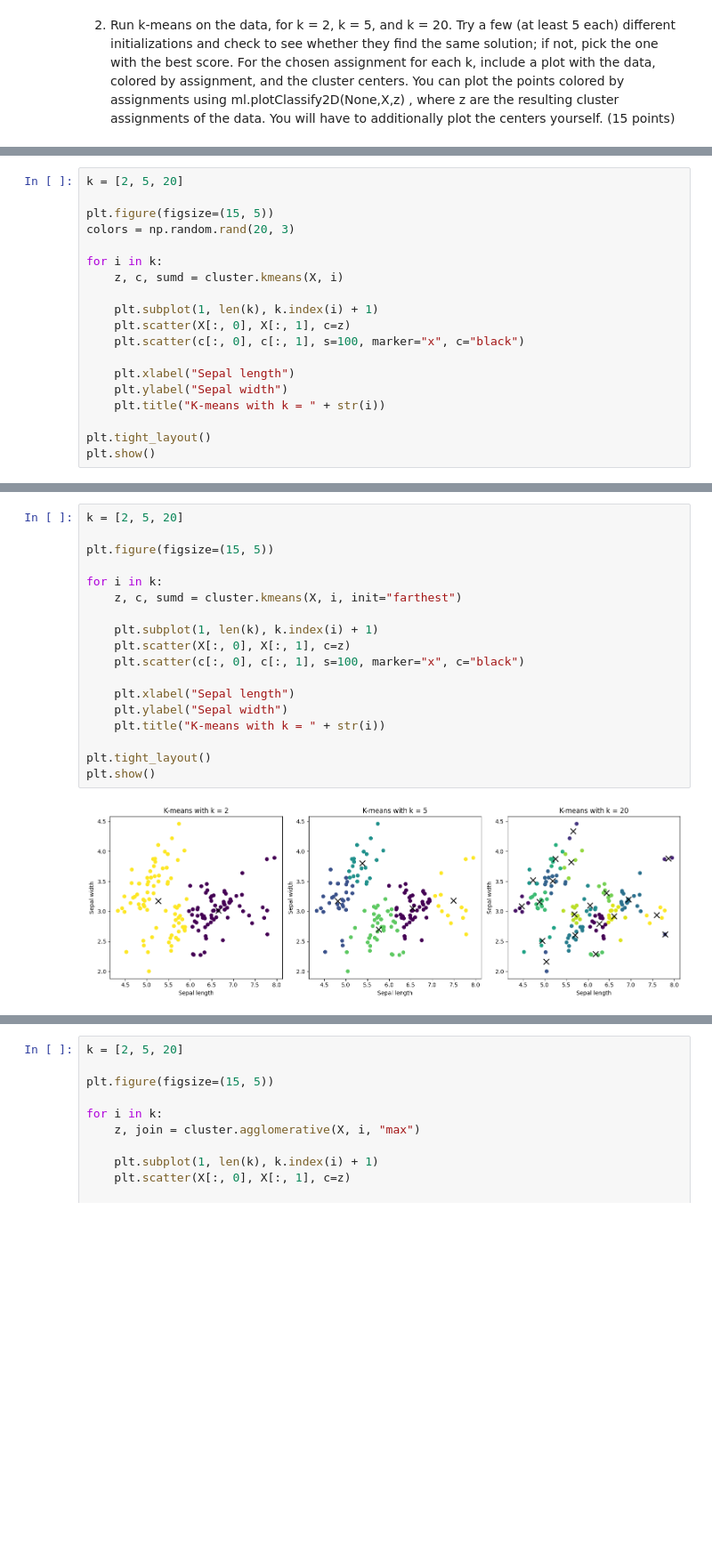
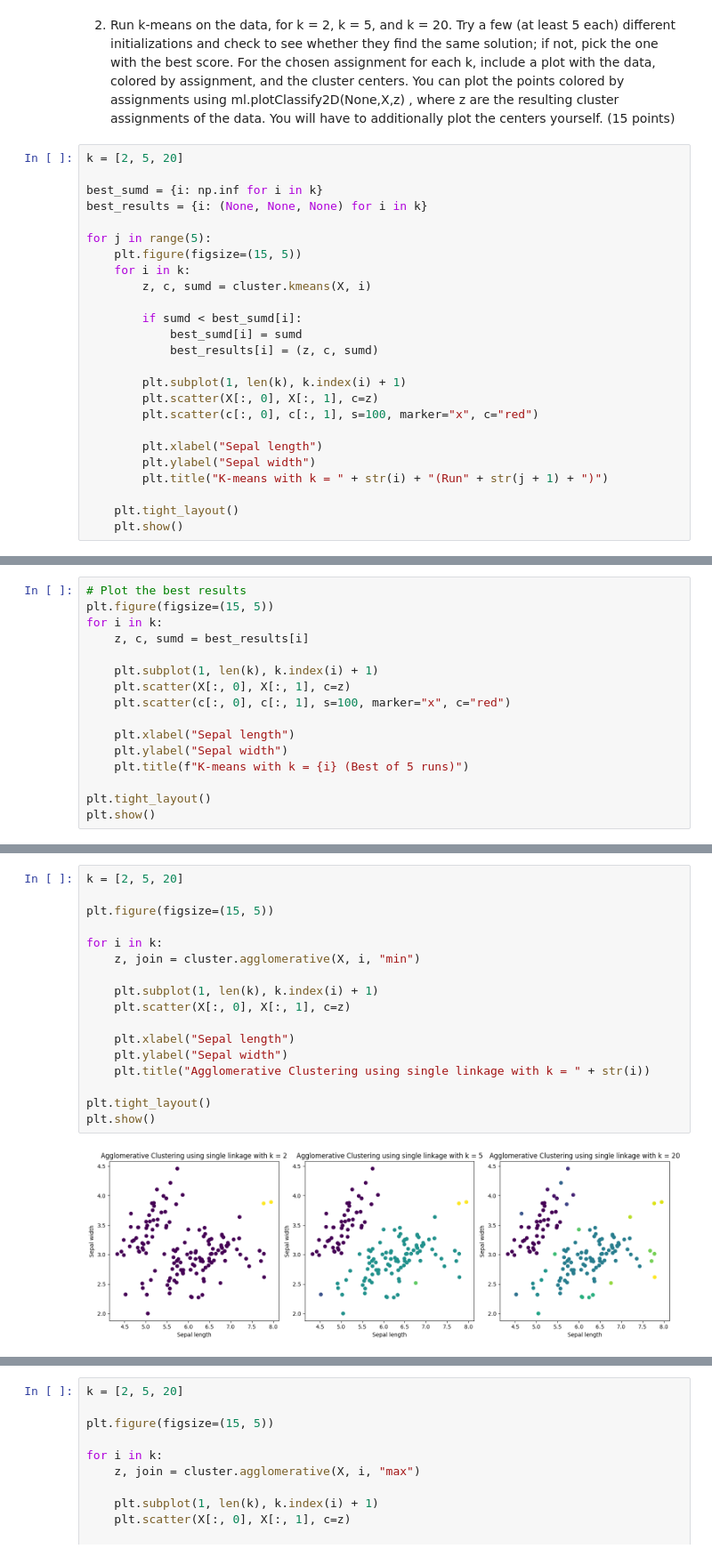
Before and after one commit to HarryXiong24/postgraduate-code-collection, a Jupyter notebook: Winter 2024/ML/hw/hw5/HW5.ipynb, the cells around one changed output, grey strips where cells are left out. Shown at 89% size. Cells and saved outputs as stored; diff of their text form; blank space fills up the shorter version.

```diff
--- a/Winter 2024/ML/hw/hw5/HW5.ipynb
+++ b/Winter 2024/ML/hw/hw5/HW5.ipynb
@@ -29,3 +29,28 @@ plt.show()
 [figure]
 # %% [markdown]
 2. Run k-means on the data, for k = 2, k = 5, and k = 20. Try a few (at least 5 each) different initializations and check to see whether they find the same solution; if not, pick the one with the best score. For the chosen assignment for each k, include a plot with the data, colored by assignment, and the cluster centers. You can plot the points colored by assignments using ml.plotClassify2D(None,X,z) , where z are the resulting cluster assignments of the data. You will have to additionally plot the centers yourself. (15 points)
+# %%
+k = [2, 5, 20]
+
+best_sumd = {i: np.inf for i in k}
+best_results = {i: (None, None, None) for i in k}
+
+for j in range(5):
+    plt.figure(figsize=(15, 5))
+    for i in k:
+        z, c, sumd = cluster.kmeans(X, i)
+
+        if sumd < best_sumd[i]:
+            best_sumd[i] = sumd
+            best_results[i] = (z, c, sumd)
+
+        plt.subplot(1, len(k), k.index(i) + 1)
+        plt.scatter(X[:, 0], X[:, 1], c=z)
+        plt.scatter(c[:, 0], c[:, 1], s=100, marker="x", c="red")
+
+        plt.xlabel("Sepal length")
+        plt.ylabel("Sepal width")
+        plt.title("K-means with k = " + str(i) + "(Run" + str(j + 1) + ")")
+
+    plt.tight_layout()
+    plt.show()
@@ -32,19 +63,16 @@ plt.show()
 # %%
-k = [2, 5, 20]
-
+# Plot the best results
 plt.figure(figsize=(15, 5))
-colors = np.random.rand(20, 3)
-
 for i in k:
-    z, c, sumd = cluster.kmeans(X, i)
+    z, c, sumd = best_results[i]
 
     plt.subplot(1, len(k), k.index(i) + 1)
     plt.scatter(X[:, 0], X[:, 1], c=z)
-    plt.scatter(c[:, 0], c[:, 1], s=100, marker="x", c="black")
+    plt.scatter(c[:, 0], c[:, 1], s=100, marker="x", c="red")
 
     plt.xlabel("Sepal length")
     plt.ylabel("Sepal width")
-    plt.title("K-means with k = " + str(i))
+    plt.title(f"K-means with k = {i} (Best of 5 runs)")
 
 plt.tight_layout()
 plt.show()
@@ -53,20 +85,19 @@ plt.show()
 # %%
 k = [2, 5, 20]
 
 plt.figure(figsize=(15, 5))
 
 for i in k:
-    z, c, sumd = cluster.kmeans(X, i, init="farthest")
+    z, join = cluster.agglomerative(X, i, "min")
 
     plt.subplot(1, len(k), k.index(i) + 1)
     plt.scatter(X[:, 0], X[:, 1], c=z)
-    plt.scatter(c[:, 0], c[:, 1], s=100, marker="x", c="black")
 
     plt.xlabel("Sepal length")
     plt.ylabel("Sepal width")
-    plt.title("K-means with k = " + str(i))
+    plt.title("Agglomerative Clustering using single linkage with k = " + str(i))
 
 plt.tight_layout()
 plt.show()
 # %% [output]
-[figure, old version]
+[figure, new version]
```
Also changed, not shown: parts of 22 cells of this notebook, 6 other files.
